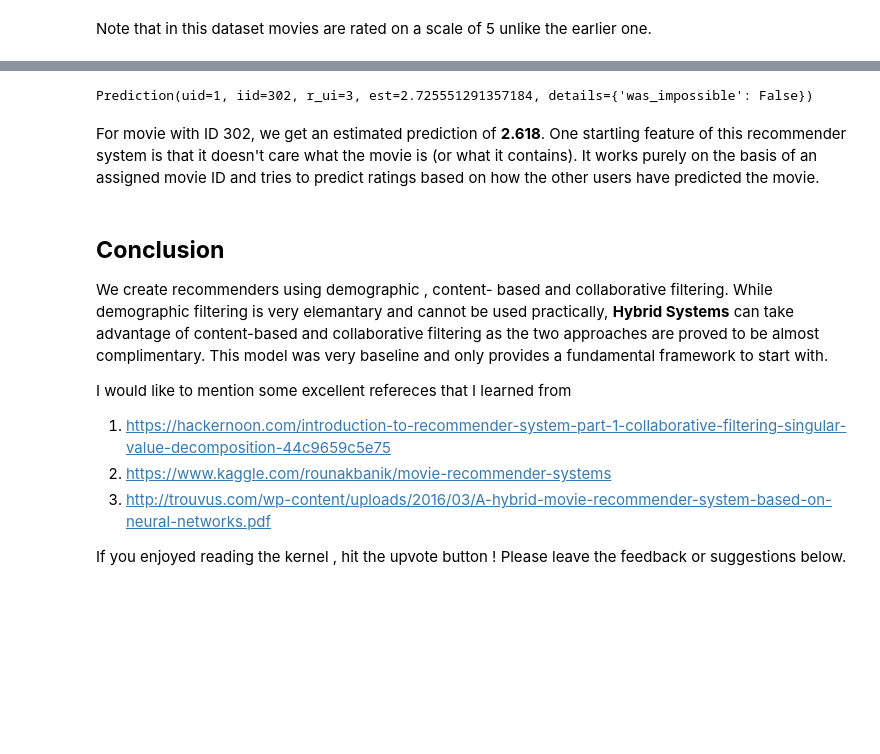
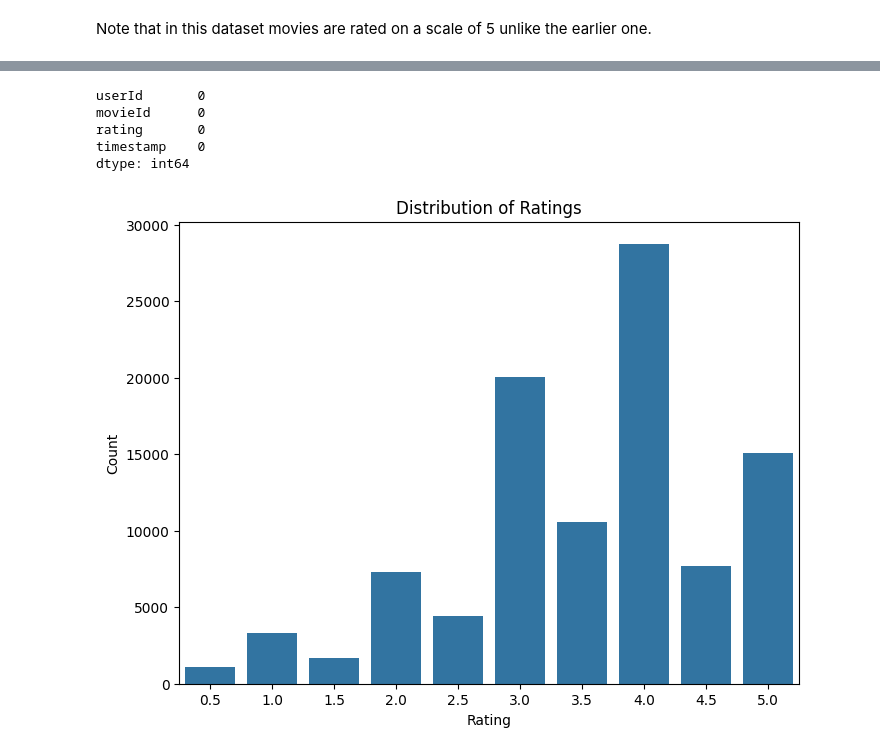
Before and after one commit to lethanhdat04/Movie_Recommendation, a Jupyter notebook: experiment.ipynb, the cells around one changed output, grey strips where cells are left out. Saved outputs shown, nothing was run; the diff lists cells and outputs as text; code cells hidden in the pictures; blank space fills up the shorter version.

```diff
--- a/experiment.ipynb
+++ b/experiment.ipynb
@@ -464,9 +387,7 @@ Now talking about latent factor you might be wondering what is it ?It is a broad
 Now enough said , let's see how to implement this.
 Since the dataset we used before did not have userId(which is necessary for collaborative filtering) let's load another dataset. We'll be using the [**Surprise** ](https://surprise.readthedocs.io/en/stable/index.html) library to implement SVD.
 # %%
-from surprise import Reader, Dataset, SVD, evaluate
-reader = Reader()
-ratings = pd.read_csv('../input/the-movies-dataset/ratings_small.csv')
+ratings = pd.read_csv('dataset/the-movies-dataset/ratings_small.csv')
 ratings.head()
 # %% [output]
 |  | userId | movieId | rating | timestamp |
@@ -544,18 +401,21 @@ ratings[ratings['userId'] == 1]
-# %%
-svd.predict(1, 302, 3)
-# %% [output]
-Prediction(uid=1, iid=302, r_ui=3, est=2.725551291357184, details={'was_impossible': False})
-# %% [markdown]
-For movie with ID 302, we get an estimated prediction of **2.618**. One startling feature of this recommender system is that it doesn't care what the movie is (or what it contains). It works purely on the basis of an assigned movie ID and tries to predict ratings based on how the other users have predicted the movie.
-# %% [markdown]
-## **Conclusion**
-We create recommenders using demographic , content- based and collaborative filtering. While demographic filtering is very elemantary and cannot be used practically, **Hybrid Systems** can take advantage of content-based and collaborative filtering as the two approaches are proved to be almost complimentary.
-This model was very baseline and only provides a fundamental framework to start with.
-
-I would like to mention some excellent refereces that I learned from
-1. [https://hackernoon.com/introduction-to-recommender-system-part-1-collaborative-filtering-singular-value-decomposition-44c9659c5e75](https://hackernoon.com/introduction-to-recommender-system-part-1-collaborative-filtering-singular-value-decomposition-44c9659c5e75)
-2. [https://www.kaggle.com/rounakbanik/movie-recommender-systems](https://www.kaggle.com/rounakbanik/movie-recommender-systems)
-3. [http://trouvus.com/wp-content/uploads/2016/03/A-hybrid-movie-recommender-system-based-on-neural-networks.pdf](http://trouvus.com/wp-content/uploads/2016/03/A-hybrid-movie-recommender-system-based-on-neural-networks.pdf)
-
-If you enjoyed reading the kernel , hit the upvote button !
-Please leave the feedback or suggestions below.
+# %%
+ratings.isnull().sum()
+# %% [output]
+userId       0
+movieId      0
+rating       0
+timestamp    0
+dtype: int64
+# %%
+# Replacing infinite values with NaN
+ratings.replace([np.inf, -np.inf], np.nan, inplace=True)
+# %%
+# Distribution of ratings
+plt.figure(figsize=(8, 6))
+sns.countplot(x='rating', data=ratings)
+plt.title('Distribution of Ratings')
+plt.xlabel('Rating')
+plt.ylabel('Count')
+plt.show()
+# %% [output]
+[figure, added]
```
Also changed, not shown: parts of 30 cells of this notebook, 5 other files.
